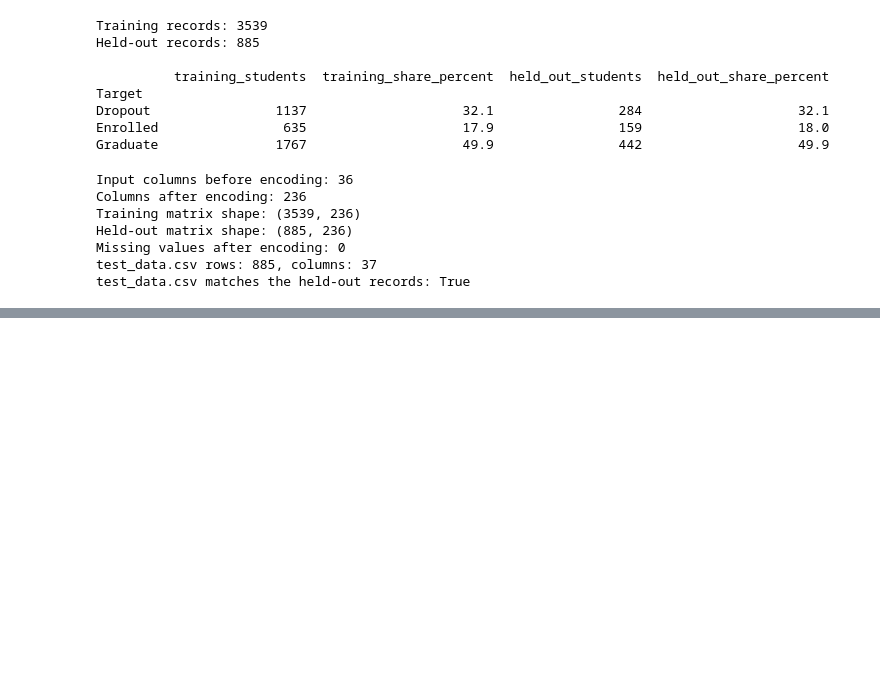
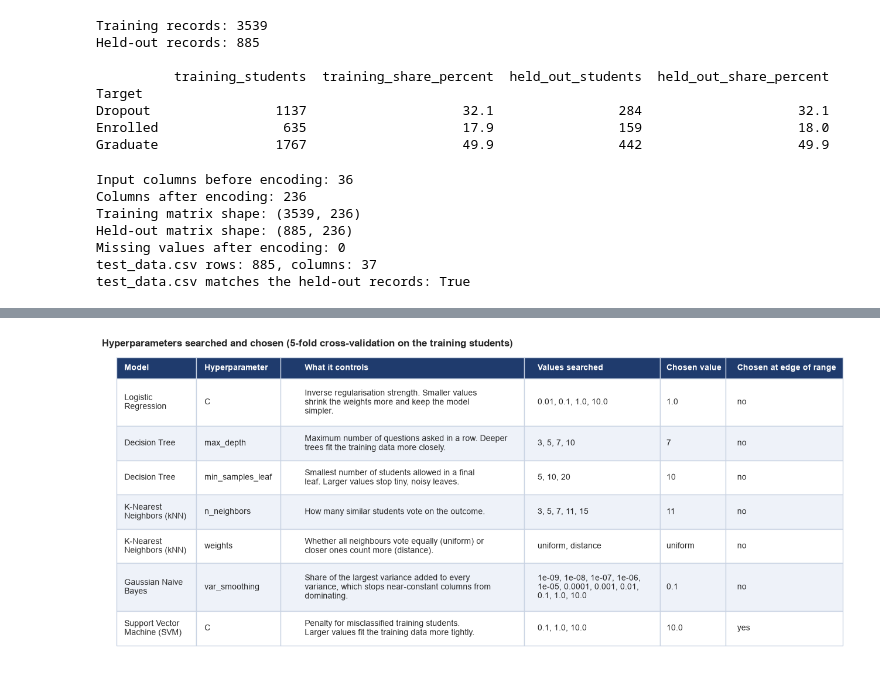
Before and after one commit to ShivkumarSSoni/gradpath-ai, a Jupyter notebook: notebooks/gradpath_end_to_end_analysis.ipynb, the cells around one changed output, grey strips where cells are left out. Cells and saved outputs as stored; diff of their text form; code cells hidden in the pictures; blank space fills up the shorter version.

Commit message:
feat: tune and train all five classifiers, save models and compare in the notebook

```diff
--- a/notebooks/gradpath_end_to_end_analysis.ipynb
+++ b/notebooks/gradpath_end_to_end_analysis.ipynb
@@ -210,0 +343,40 @@ test_data.csv matches the held-out records: True
+# %%
+MEANING_OF_HYPERPARAMETER = {
+    (ClassifierKind.LOGISTIC_REGRESSION, "C"): "Inverse regularisation strength. Smaller values shrink the weights more and keep the model simpler.",
+    (ClassifierKind.DECISION_TREE, "max_depth"): "Maximum number of questions asked in a row. Deeper trees fit the training data more closely.",
+    (ClassifierKind.DECISION_TREE, "min_samples_leaf"): "Smallest number of students allowed in a final leaf. Larger values stop tiny, noisy leaves.",
+    (ClassifierKind.K_NEAREST_NEIGHBORS, "n_neighbors"): "How many similar students vote on the outcome.",
+    (ClassifierKind.K_NEAREST_NEIGHBORS, "weights"): "Whether all neighbours vote equally (uniform) or closer ones count more (distance).",
+    (ClassifierKind.GAUSSIAN_NAIVE_BAYES, "var_smoothing"): "Share of the largest variance added to every variance, which stops near-constant columns from dominating.",
+    (ClassifierKind.SUPPORT_VECTOR_MACHINE, "C"): "Penalty for misclassified training students. Larger values fit the training data more tightly.",
+}
+
+model_repository = build_model_repository()
+
+hyperparameter_rows = []
+for classifier_kind in ClassifierKind.all_kinds():
+    settings_search = model_repository.load_model(classifier_kind).named_steps["classifier"]
+    for raw_name, searched_values in settings_search.param_grid.items():
+        short_name = raw_name.replace("estimator__", "")  # the SVM is wrapped in a calibration step
+        chosen_value = settings_search.best_params_[raw_name]
+        is_number = all(isinstance(value, (int, float)) for value in searched_values)
+        at_edge = is_number and chosen_value in (min(searched_values), max(searched_values))
+        hyperparameter_rows.append(
+            {
+                "Model": classifier_kind.display_name,
+                "Hyperparameter": short_name,
+                "What it controls": MEANING_OF_HYPERPARAMETER[(classifier_kind, short_name)],
+                "Values searched": ", ".join(str(value) for value in searched_values),
+                "Chosen value": chosen_value,
+                "Chosen at edge of range": "yes" if at_edge else "no",
+            }
+        )
+
+draw_table_as_image(
+    pd.DataFrame(hyperparameter_rows),
+    figure_width=16,
+    wrap_widths={"What it controls": 50, "Values searched": 30, "Model": 18},
+    title="Hyperparameters searched and chosen (5-fold cross-validation on the training students)",
+)
+# %% [output]
+[figure, added]
```
Also changed, not shown: parts of 27 cells of this notebook, 16 other files.
